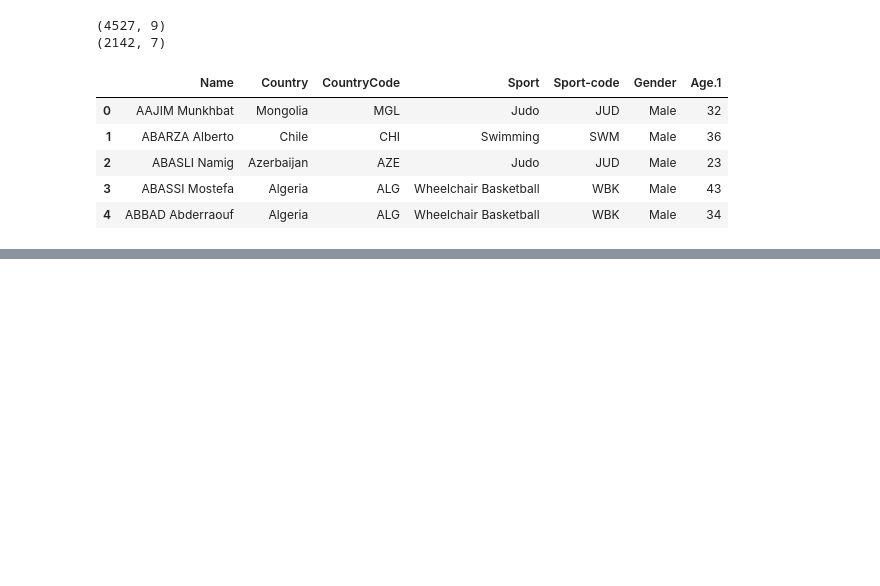
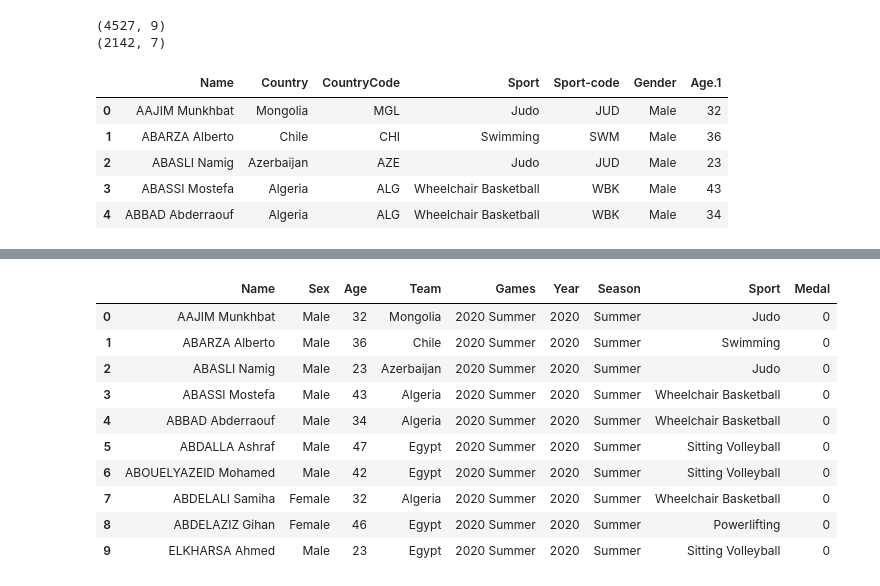
Before and after one commit to prathamagrawal/Analysing-Olympics-Dataset, a Jupyter notebook: dataset.ipynb, the cells around one changed output, grey strips where cells are left out. Drawn from its saved outputs; the diff is of its cells as text; code cells hidden in the pictures; blank space fills up the shorter version.

```diff
--- a/dataset.ipynb
+++ b/dataset.ipynb
@@ -46 +49,15 @@ data['Season']="Summer"
 data['Medal']=0
+# %%
+data.head(10)
+# %% [output]
+|  | Name | Sex | Age | Team | Games | Year | Season | Sport | Medal |
+| 0 | AAJIM Munkhbat | Male | 32 | Mongolia | 2020 Summer | 2020 | Summer | Judo | 0 |
+| 1 | ABARZA Alberto | Male | 36 | Chile | 2020 Summer | 2020 | Summer | Swimming | 0 |
+| 2 | ABASLI Namig | Male | 23 | Azerbaijan | 2020 Summer | 2020 | Summer | Judo | 0 |
+| 3 | ABASSI Mostefa | Male | 43 | Algeria | 2020 Summer | 2020 | Summer | Wheelchair Basketball | 0 |
+| 4 | ABBAD Abderraouf | Male | 34 | Algeria | 2020 Summer | 2020 | Summer | Wheelchair Basketball | 0 |
+| 5 | ABDALLA Ashraf | Male | 47 | Egypt | 2020 Summer | 2020 | Summer | Sitting Volleyball | 0 |
+| 6 | ABOUELYAZEID Mohamed | Male | 42 | Egypt | 2020 Summer | 2020 | Summer | Sitting Volleyball | 0 |
+| 7 | ABDELALI Samiha | Female | 32 | Algeria | 2020 Summer | 2020 | Summer | Wheelchair Basketball | 0 |
+| 8 | ABDELAZIZ Gihan | Female | 46 | Egypt | 2020 Summer | 2020 | Summer | Powerlifting | 0 |
+| 9 | ELKHARSA Ahmed | Male | 23 | Egypt | 2020 Summer | 2020 | Summer | Sitting Volleyball | 0 |
```
Also changed, not shown: parts of 11 cells of this notebook, 4 other files.
